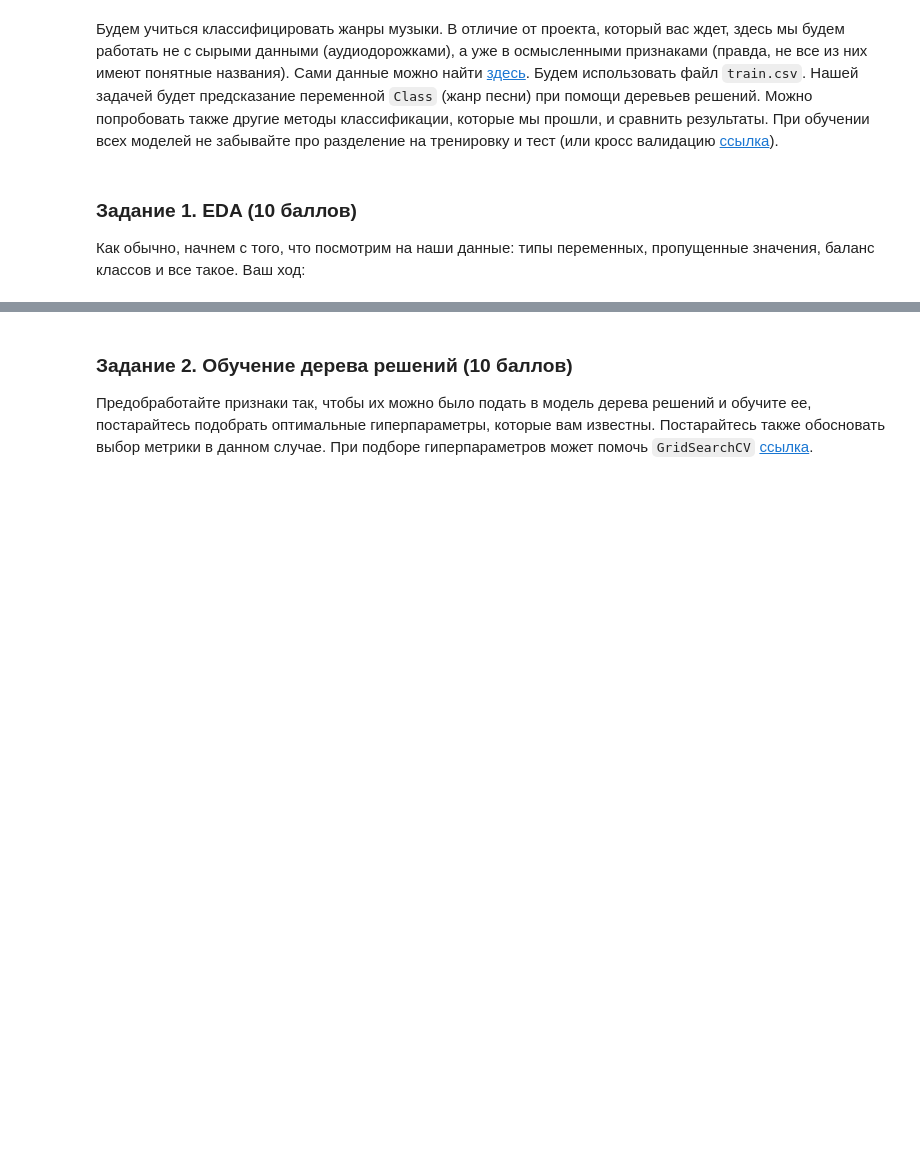
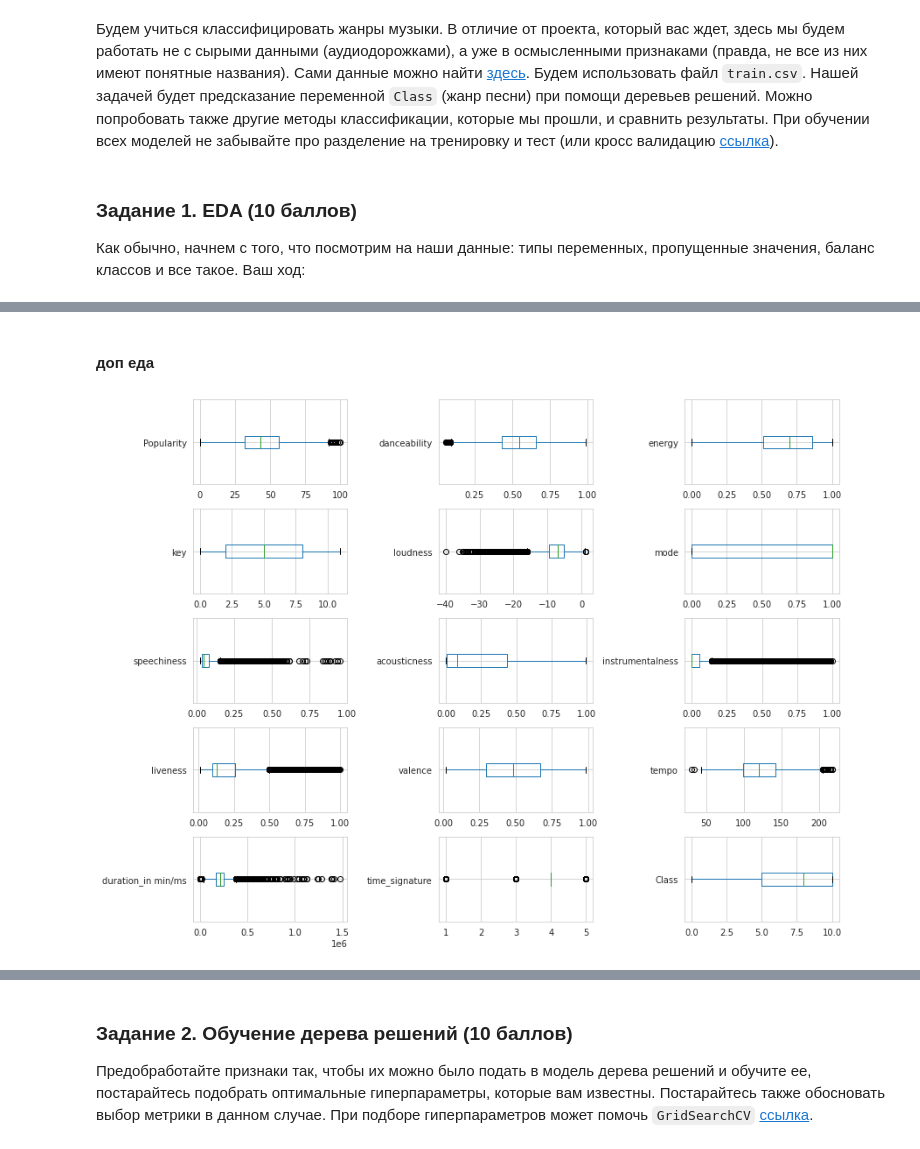
Before and after one commit to Freddsle/BI_ML_2021, a Jupyter notebook: l4_trees/code/dt_lecture_practice.ipynb, the cells around one changed output, grey strips where cells are left out. Drawn from its saved outputs; the diff is of its cells as text; code cells hidden in the pictures; blank space fills up the shorter version.

```diff
--- a/l4_trees/code/dt_lecture_practice.ipynb
+++ b/l4_trees/code/dt_lecture_practice.ipynb
@@ -14,0 +122,2 @@ data.head()
+# %%
+data[["instrumentalness", "key", "Popularity"]] = data[["instrumentalness", "key", "Popularity"]].replace(np.nan, 0)
@@ -14,0 +145,12 @@ data.head()
+# %% [markdown]
+#### доп еда
+# %%
+fig, axes = plt.subplots(5, 3)
+
+for i, el in enumerate(list(data.drop(['Artist Name', 'Track Name'], axis=1).columns.values)):
+    data.boxplot(el, ax=axes.flatten()[i], vert=False)
+
+plt.tight_layout()
+plt.show()
+# %% [output]
+[figure, added]
```
Also changed, not shown: parts of 61 cells of this notebook.
